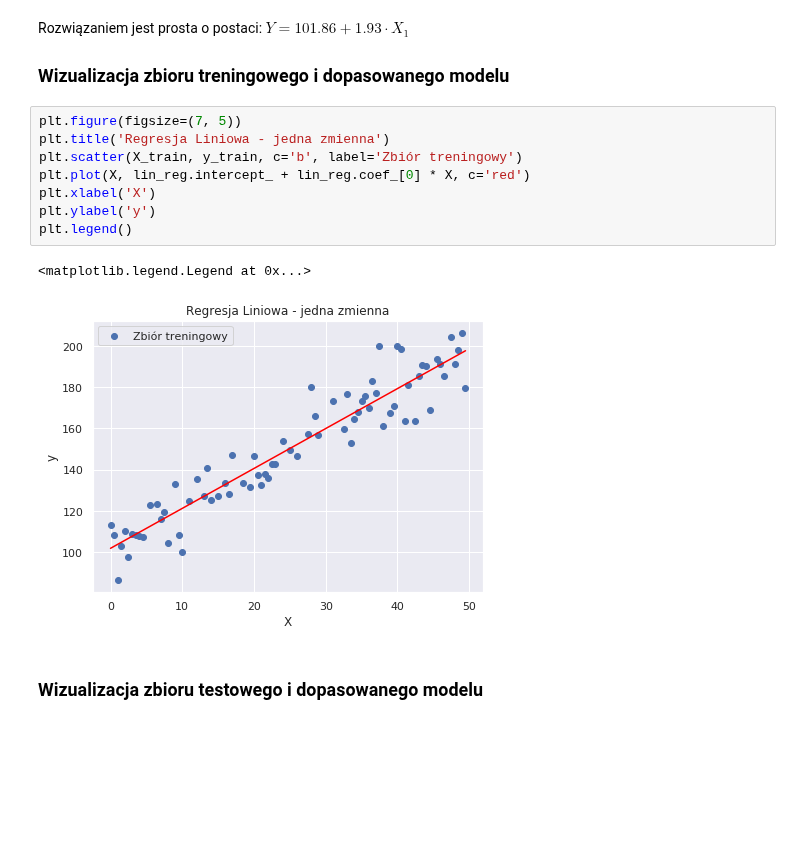
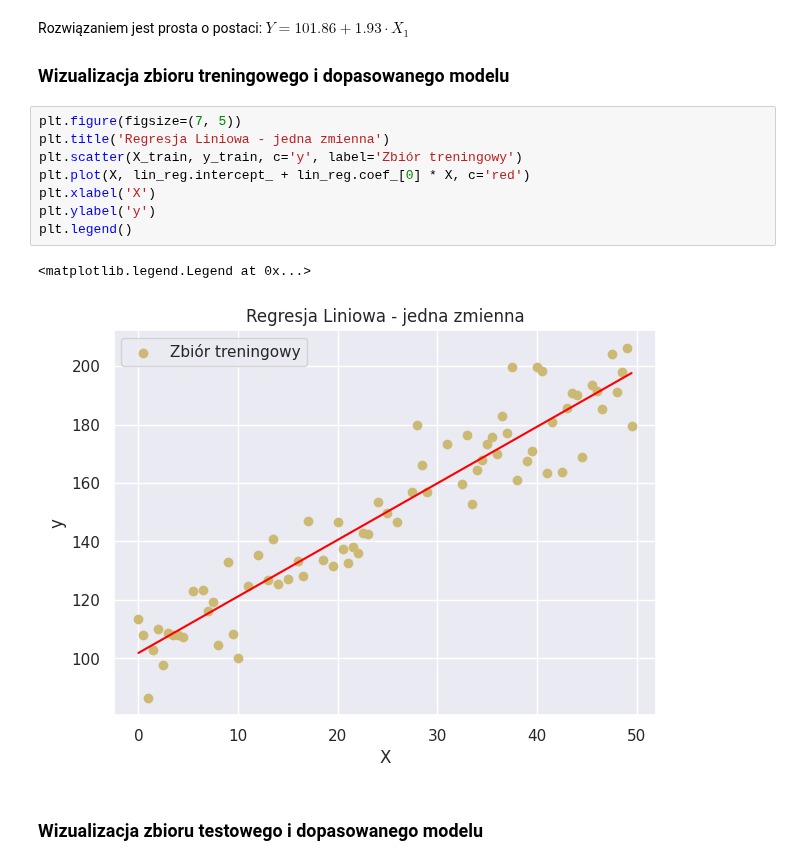
Before and after one commit to kurek0010/data-science-bootcamp, a Jupyter notebook: 06_uczenie_maszynowe/04_regresja_liniowa.ipynb, the cells around one changed output. Drawn from its saved outputs; the diff is of its cells as text; blank space fills up the shorter version.

```diff
--- a/06_uczenie_maszynowe/04_regresja_liniowa.ipynb
+++ b/06_uczenie_maszynowe/04_regresja_liniowa.ipynb
@@ -138,14 +138,14 @@ $Y=101.86 + 1.93\cdot X_1$
 # %%
 plt.figure(figsize=(7, 5))
 plt.title('Regresja Liniowa - jedna zmienna')
-plt.scatter(X_train, y_train, c='b', label='Zbiór treningowy')
+plt.scatter(X_train, y_train, c='y', label='Zbiór treningowy')
 plt.plot(X, lin_reg.intercept_ + lin_reg.coef_[0] * X, c='red')
 plt.xlabel('X')
 plt.ylabel('y')
 plt.legend()
 # %% [output]
 <matplotlib.legend.Legend at 0x...>
-[figure, old version]
+[figure, new version]
 # %% [markdown]
 ### <a name='a7'></a>  Wizualizacja zbioru testowego i dopasowanego modelu
 # %%
```
Also changed, not shown: parts of 3 cells of this notebook.
